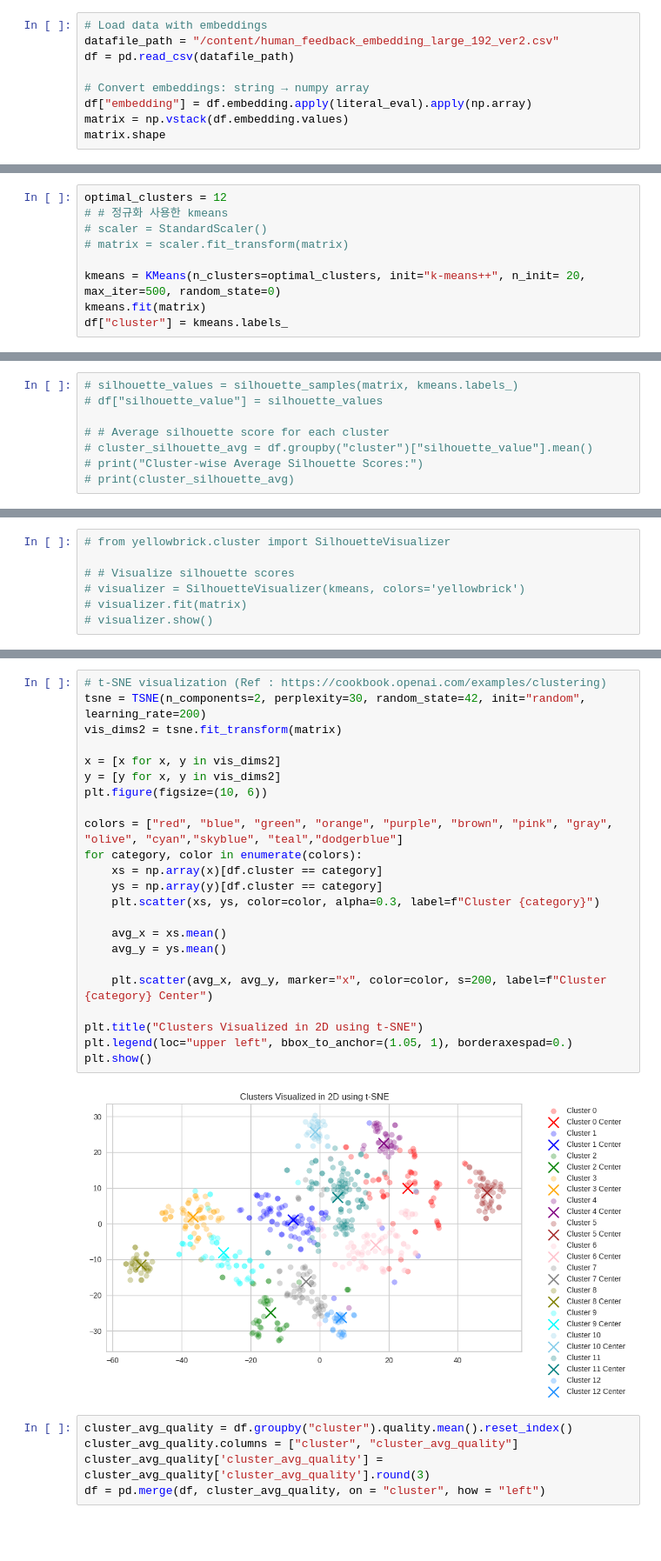
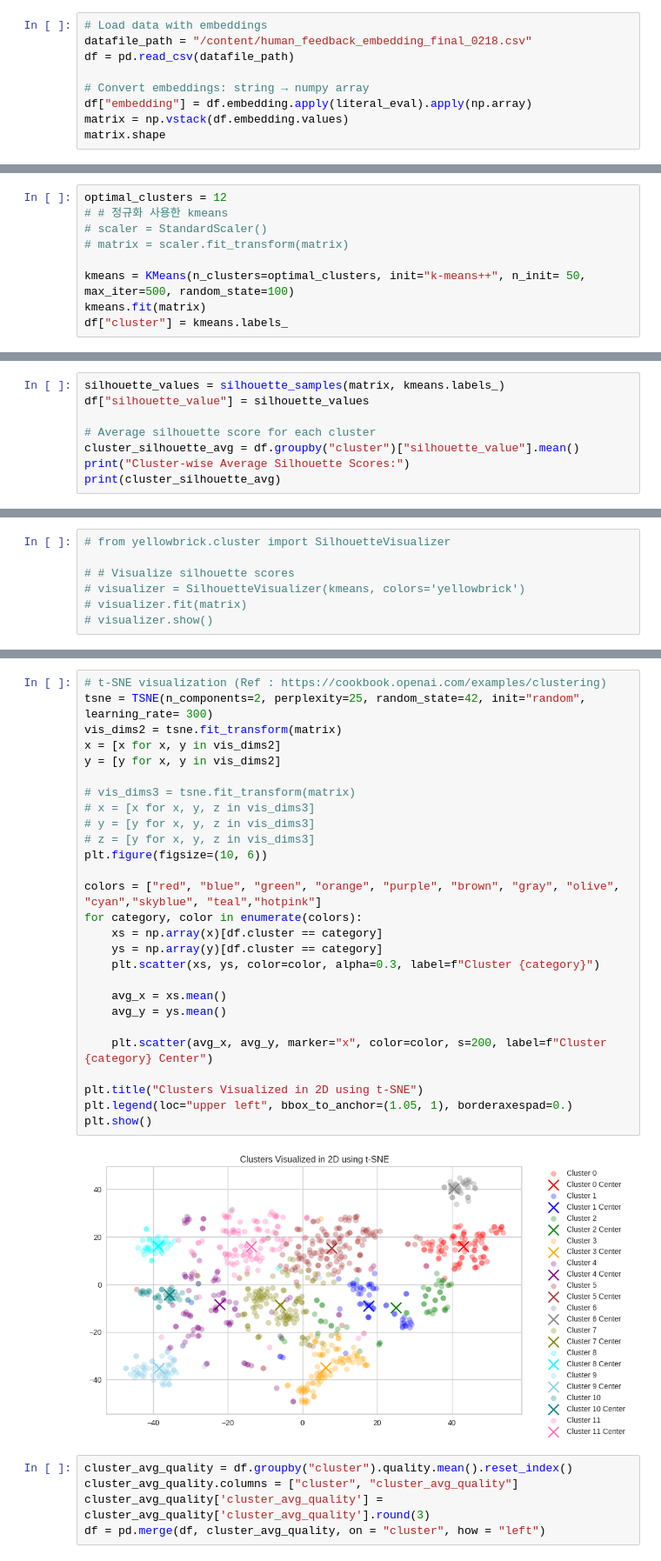
Before and after one commit to Hannah1011/llm-response-clustering, a Jupyter notebook: kmeans_experiment_merged_data.ipynb, the cells around one changed output, grey strips where cells are left out. Shown at 87% size. Saved outputs shown, nothing was run; the diff lists cells and outputs as text; blank space fills up the shorter version.

Commit message:
[kmeans/#5]:n_init 30~50 수정해보며 클러스터링 성능 높임.

```diff
--- a/kmeans_experiment_merged_data.ipynb
+++ b/kmeans_experiment_merged_data.ipynb
@@ -27,7 +27,7 @@ from sklearn.preprocessing import StandardScaler
 from yellowbrick.cluster import SilhouetteVisualizer
 # %%
 # Load data with embeddings
-datafile_path = "/content/human_feedback_embedding_large_192_ver2.csv"
+datafile_path = "/content/human_feedback_embedding_final_0218.csv"
 df = pd.read_csv(datafile_path)
 
 # Convert embeddings: string → numpy array
@@ -42,7 +42,7 @@ optimal_clusters = 12
 # scaler = StandardScaler()
 # matrix = scaler.fit_transform(matrix)
 
-kmeans = KMeans(n_clusters=optimal_clusters, init="k-means++", n_init= 20, max_iter=500, random_state=0)
+kmeans = KMeans(n_clusters=optimal_clusters, init="k-means++", n_init= 50, max_iter=500, random_state=100)
 kmeans.fit(matrix)
 df["cluster"] = kmeans.labels_
 # %%
@@ -66,8 +70,8 @@ dtype: float64
 # %%
-# silhouette_values = silhouette_samples(matrix, kmeans.labels_)
-# df["silhouette_value"] = silhouette_values
+silhouette_values = silhouette_samples(matrix, kmeans.labels_)
+df["silhouette_value"] = silhouette_values
 
-# # Average silhouette score for each cluster
-# cluster_silhouette_avg = df.groupby("cluster")["silhouette_value"].mean()
-# print("Cluster-wise Average Silhouette Scores:")
-# print(cluster_silhouette_avg)
+# Average silhouette score for each cluster
+cluster_silhouette_avg = df.groupby("cluster")["silhouette_value"].mean()
+print("Cluster-wise Average Silhouette Scores:")
+print(cluster_silhouette_avg)
@@ -106,29 +127,33 @@ cluster
 Name: count, dtype: int64
 # %%
 # t-SNE visualization (Ref : https://cookbook.openai.com/examples/clustering)
-tsne = TSNE(n_components=2, perplexity=30, random_state=42, init="random", learning_rate=200)
+tsne = TSNE(n_components=2, perplexity=25, random_state=42, init="random", learning_rate= 300)
 vis_dims2 = tsne.fit_transform(matrix)
-
 x = [x for x, y in vis_dims2]
 y = [y for x, y in vis_dims2]
+
+# vis_dims3 = tsne.fit_transform(matrix)
+# x = [x for x, y, z in vis_dims3]
+# y = [y for x, y, z in vis_dims3]
+# z = [y for x, y, z in vis_dims3]
 plt.figure(figsize=(10, 6))
 
-colors = ["red", "blue", "green", "orange", "purple", "brown", "pink", "gray", "olive", "cyan","skyblue", "teal","dodgerblue"]
+colors = ["red", "blue", "green", "orange", "purple", "brown", "gray", "olive", "cyan","skyblue", "teal","hotpink"]
 for category, color in enumerate(colors):
     xs = np.array(x)[df.cluster == category]
     ys = np.array(y)[df.cluster == category]
     plt.scatter(xs, ys, color=color, alpha=0.3, label=f"Cluster {category}")
 
     avg_x = xs.mean()
     avg_y = ys.mean()
 
     plt.scatter(avg_x, avg_y, marker="x", color=color, s=200, label=f"Cluster {category} Center")
 
 plt.title("Clusters Visualized in 2D using t-SNE")
 plt.legend(loc="upper left", bbox_to_anchor=(1.05, 1), borderaxespad=0.)
 plt.show()
 # %% [output]
-[figure, old version]
+[figure, new version]
 # %%
 cluster_avg_quality = df.groupby("cluster").quality.mean().reset_index()
 cluster_avg_quality.columns = ["cluster", "cluster_avg_quality"]
```
Also changed, not shown: parts of 9 cells of this notebook.
